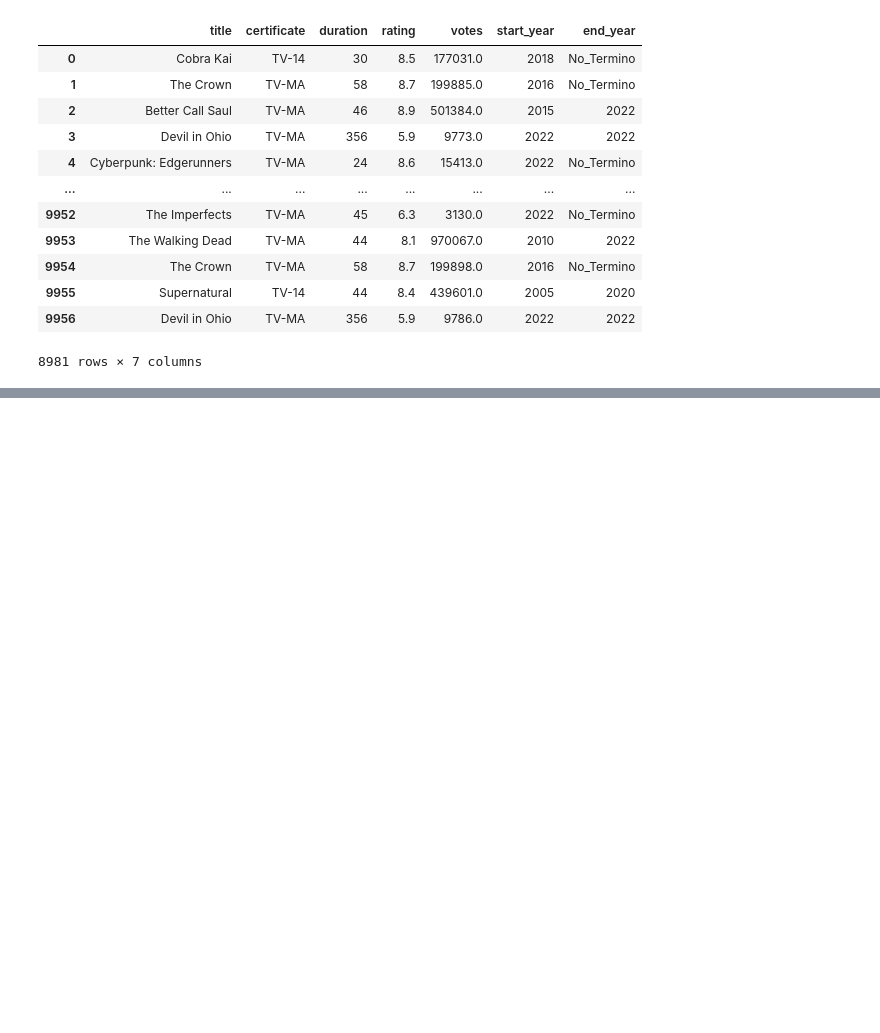
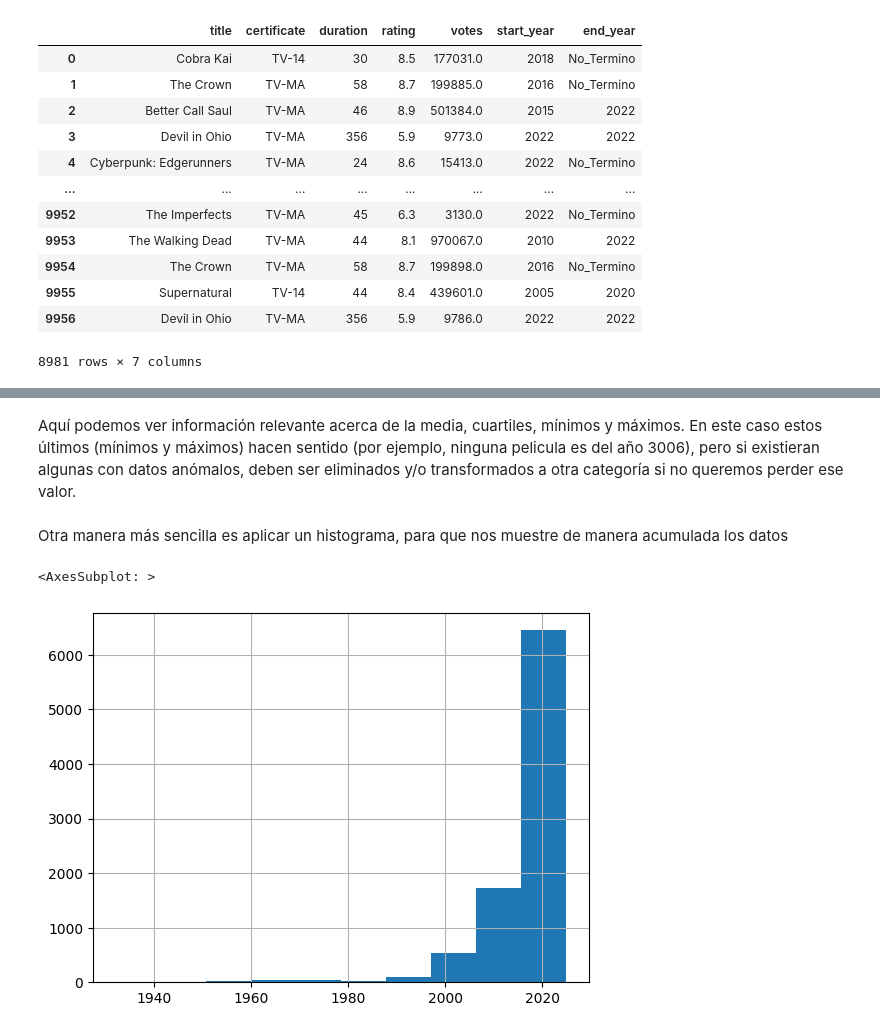
Before and after one commit to screid/MineriaDatos2022UTEM, a Jupyter notebook: Clase01_Preprocesamiento_Netflix/preprocesamiento_netflix.ipynb, the cells around one changed output, grey strips where cells are left out. Cells and saved outputs as stored; diff of their text form; code cells hidden in the pictures; blank space fills up the shorter version.

```diff
--- a/Clase01_Preprocesamiento_Netflix/preprocesamiento_netflix.ipynb
+++ b/Clase01_Preprocesamiento_Netflix/preprocesamiento_netflix.ipynb
@@ -407,0 +422,9 @@ data_preproccesed
+# %% [markdown]
+Aquí podemos ver información relevante acerca de la media, cuartiles, mínimos y máximos. En este caso estos últimos (mínimos y máximos) hacen sentido (por ejemplo, ninguna pelicula es del año 3006), pero si existieran algunas con datos anómalos, deben ser eliminados y/o transformados a otra categoría si no queremos perder ese valor.
+# %% [markdown]
+Otra manera más sencilla es aplicar un histograma, para que nos muestre de manera acumulada los datos
+# %%
+(data_preproccesed["start_year"]).hist(bins=10)
+# %% [output]
+<AxesSubplot: >
+[figure, added]
```
Also changed, not shown: parts of 9 cells of this notebook, 1 other file.
